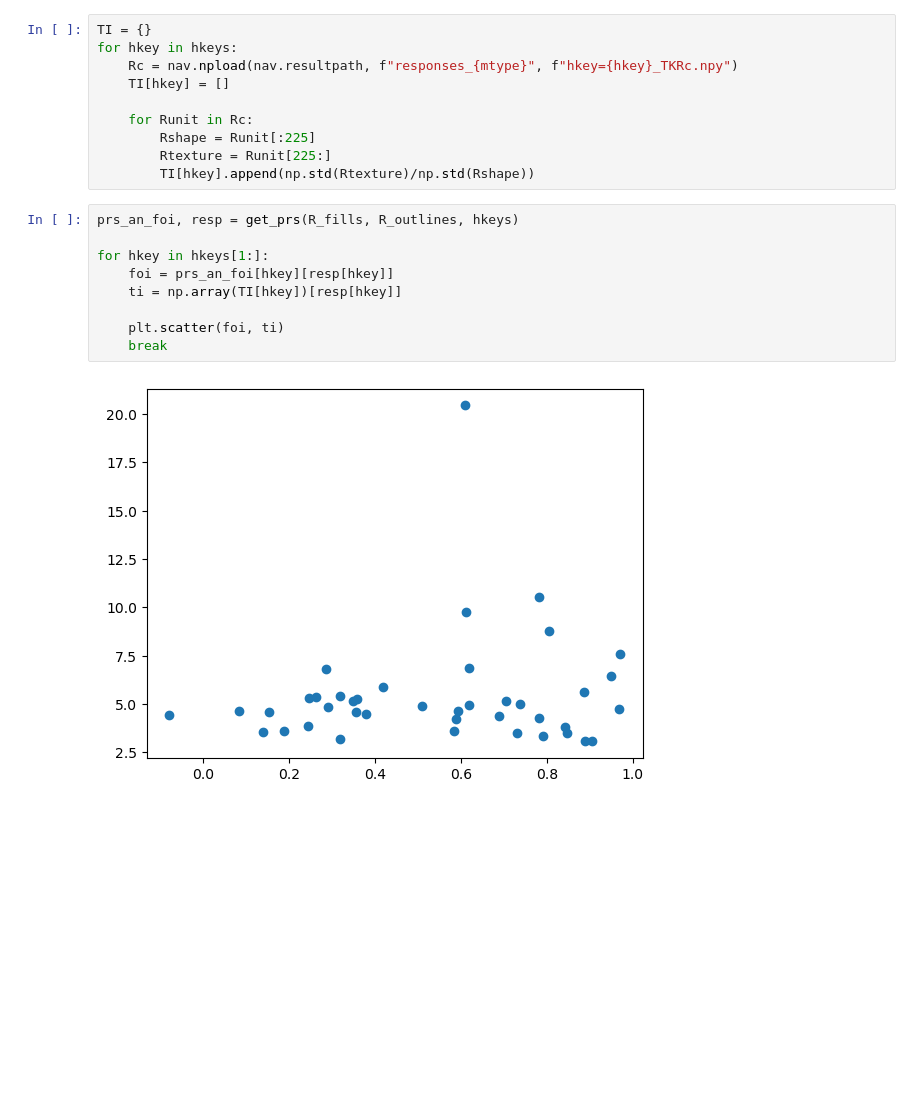
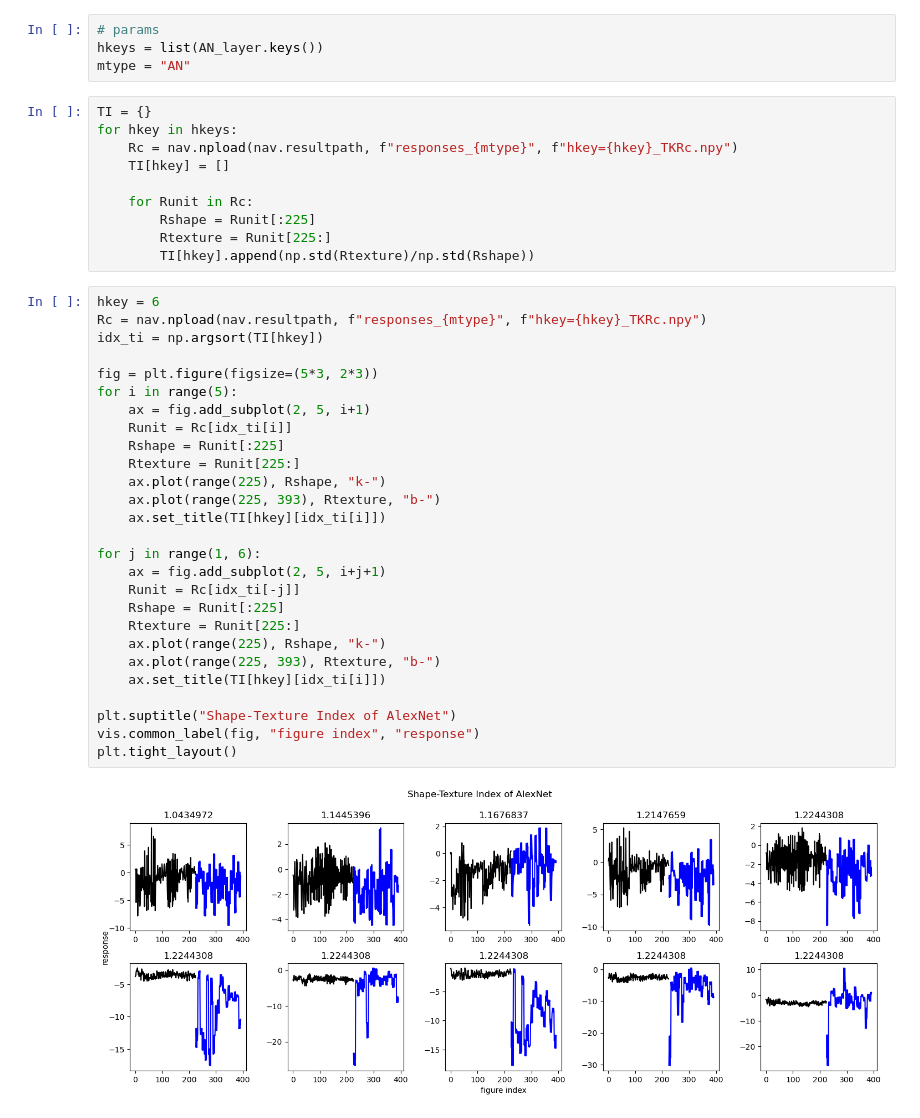
Before and after one commit to L24358/artiphisiology, a Jupyter notebook: main/reports/20230516_texture_index.ipynb, the cells around one changed output. Cells and saved outputs as stored; diff of their text form; blank space fills up the shorter version.

```diff
--- a/main/reports/20230516_texture_index.ipynb
+++ b/main/reports/20230516_texture_index.ipynb
@@ -60,3 +40,7 @@ Executing the follow missing keys:  []
+# %%
+# params
+hkeys = list(AN_layer.keys())
+mtype = "AN"
 # %%
 TI = {}
 for hkey in hkeys:
@@ -67,14 +51,32 @@ for hkey in hkeys:
         Rshape = Runit[:225]
         Rtexture = Runit[225:]
         TI[hkey].append(np.std(Rtexture)/np.std(Rshape))
-# %%
-prs_an_foi, resp = get_prs(R_fills, R_outlines, hkeys)
-
-for hkey in hkeys[1:]:
-    foi = prs_an_foi[hkey][resp[hkey]]
-    ti = np.array(TI[hkey])[resp[hkey]]
-
-    plt.scatter(foi, ti)
-    break
-# %% [output]
-[figure, removed]
+# %%
+hkey = 6
+Rc = nav.npload(nav.resultpath, f"responses_{mtype}", f"hkey={hkey}_TKRc.npy")
+idx_ti = np.argsort(TI[hkey])
+
+fig = plt.figure(figsize=(5*3, 2*3))
+for i in range(5):
+    ax = fig.add_subplot(2, 5, i+1)
+    Runit = Rc[idx_ti[i]]
+    Rshape = Runit[:225]
+    Rtexture = Runit[225:]
+    ax.plot(range(225), Rshape, "k-")
+    ax.plot(range(225, 393), Rtexture, "b-")
+    ax.set_title(TI[hkey][idx_ti[i]])
+
+for j in range(1, 6):
+    ax = fig.add_subplot(2, 5, i+j+1)
+    Runit = Rc[idx_ti[-j]]
+    Rshape = Runit[:225]
+    Rtexture = Runit[225:]
+    ax.plot(range(225), Rshape, "k-")
+    ax.plot(range(225, 393), Rtexture, "b-")
+    ax.set_title(TI[hkey][idx_ti[i]])
+
+plt.suptitle("Shape-Texture Index of AlexNet")
+vis.common_label(fig, "figure index", "response")
+plt.tight_layout()
+# %% [output]
+[figure, added]
```
Also changed, not shown: parts of 10 cells of this notebook, 6 other files.
